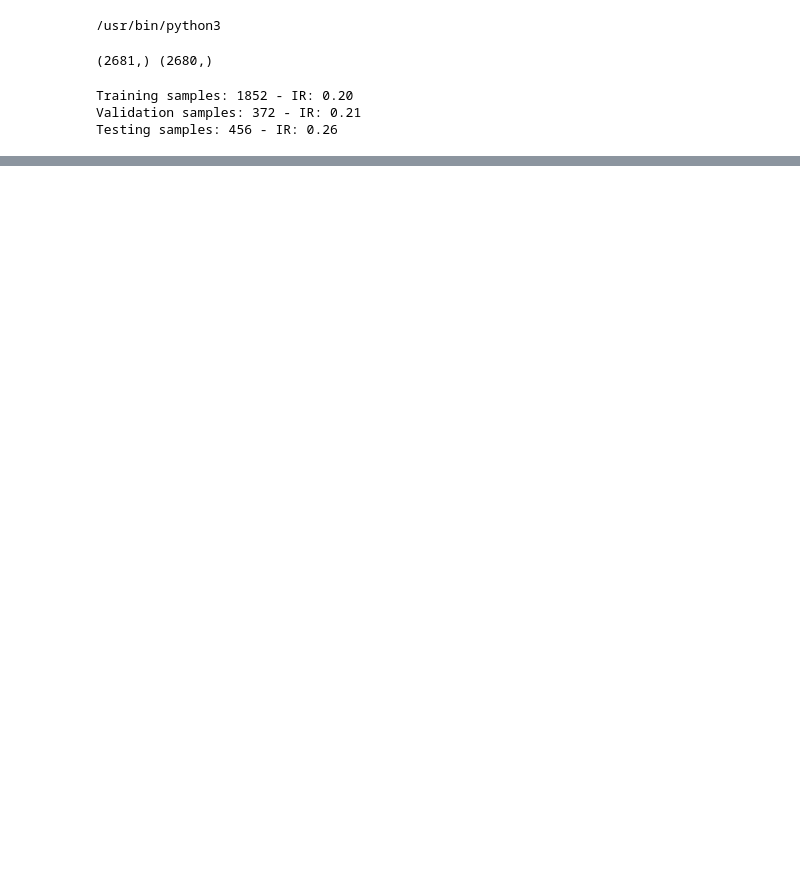
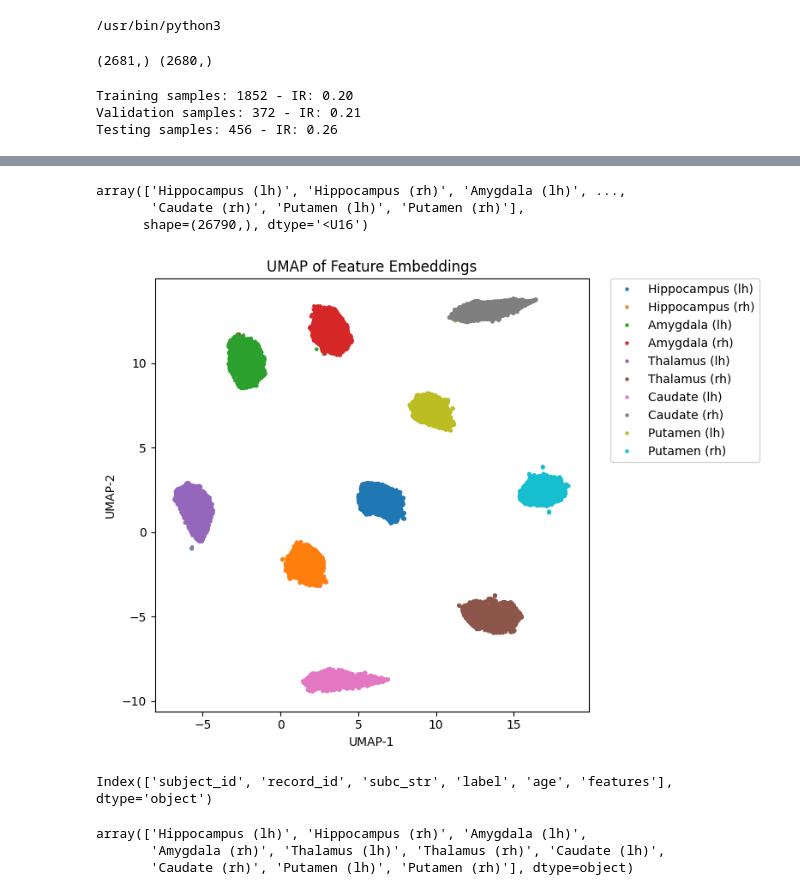
Before and after one commit to minnelab/NeuroCBIR, a Jupyter notebook: CBIR.ipynb, the cells around one changed output, grey strips where cells are left out. Drawn from its saved outputs; the diff is of its cells as text; code cells hidden in the pictures; blank space fills up the shorter version.

```diff
--- a/CBIR.ipynb
+++ b/CBIR.ipynb
@@ -113,13 +116,4 @@ test_loader = DataLoader(test_dataset, batch_sampler=test_sampler, num_workers=1
 from model.autoencoder import Conv3DSparseAutoencoder
 
 # Load dataset features
-dataset_feats = np.load("./data/dataset_feats_64_32_16_8_64_NR.npy", allow_pickle=True)
-
-# Load model
-# Config
-device = torch.device("cuda" if torch.cuda.is_available() else "cpu")
-
-bottleneck_dim=128
-autoencoder = Conv3DSparseAutoencoder(bottleneck_dim=bottleneck_dim).to(device)
-pretrained_param = torch.load('./data/pretrained_models/CP_20250424_150510.pth')
-autoencoder.load_state_dict(pretrained_param)
+dataset_feats = pd.DataFrame(list(np.load("./data/dataset_feats_64_32_16_8_64_NR.npy", allow_pickle=True)))
@@ -184,0 +156,27 @@ array([{'subject_id': np.str_('OAS30647'), 'record_id': 'OAS30647_MR_d0232', 'su
+# %%
+np.stack(dataset_feats['subc_str'].values)
+# %% [output]
+array(['Hippocampus (lh)', 'Hippocampus (rh)', 'Amygdala (lh)', ...,
+       'Caudate (rh)', 'Putamen (lh)', 'Putamen (rh)'],
+      shape=(26790,), dtype='<U16')
+# %%
+from cbir.projection import compute_umap_embeddings, plot_projection
+
+# Let's say you have a feature matrix and optional labels
+features = np.stack(dataset_feats['features'].values)
+labels = np.stack(dataset_feats['subc_str'].values)
+
+embedding = compute_umap_embeddings(features)
+plot_projection(embedding, labels=labels, title="UMAP of Feature Embeddings")
+# %% [output]
+[figure, added]
+# %%
+dataset_feats.columns
+# %% [output]
+Index(['subject_id', 'record_id', 'subc_str', 'label', 'age', 'features'], dtype='object')
+# %%
+dataset_feats['subc_str'].unique()
+# %% [output]
+array(['Hippocampus (lh)', 'Hippocampus (rh)', 'Amygdala (lh)',
+       'Amygdala (rh)', 'Thalamus (lh)', 'Thalamus (rh)', 'Caudate (lh)',
+       'Caudate (rh)', 'Putamen (lh)', 'Putamen (rh)'], dtype=object)
```
Also changed, not shown: parts of 12 cells of this notebook, 4 other files.
